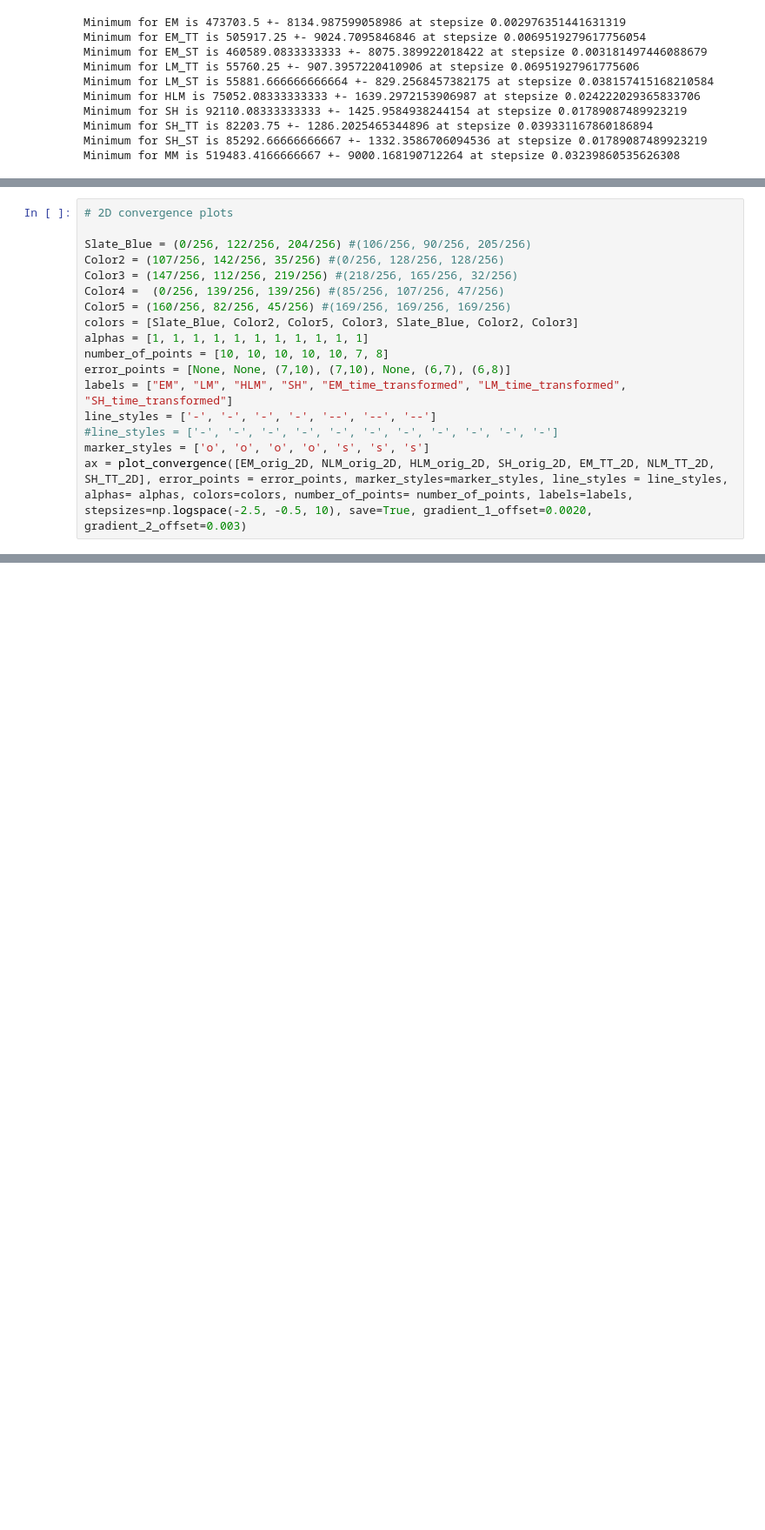
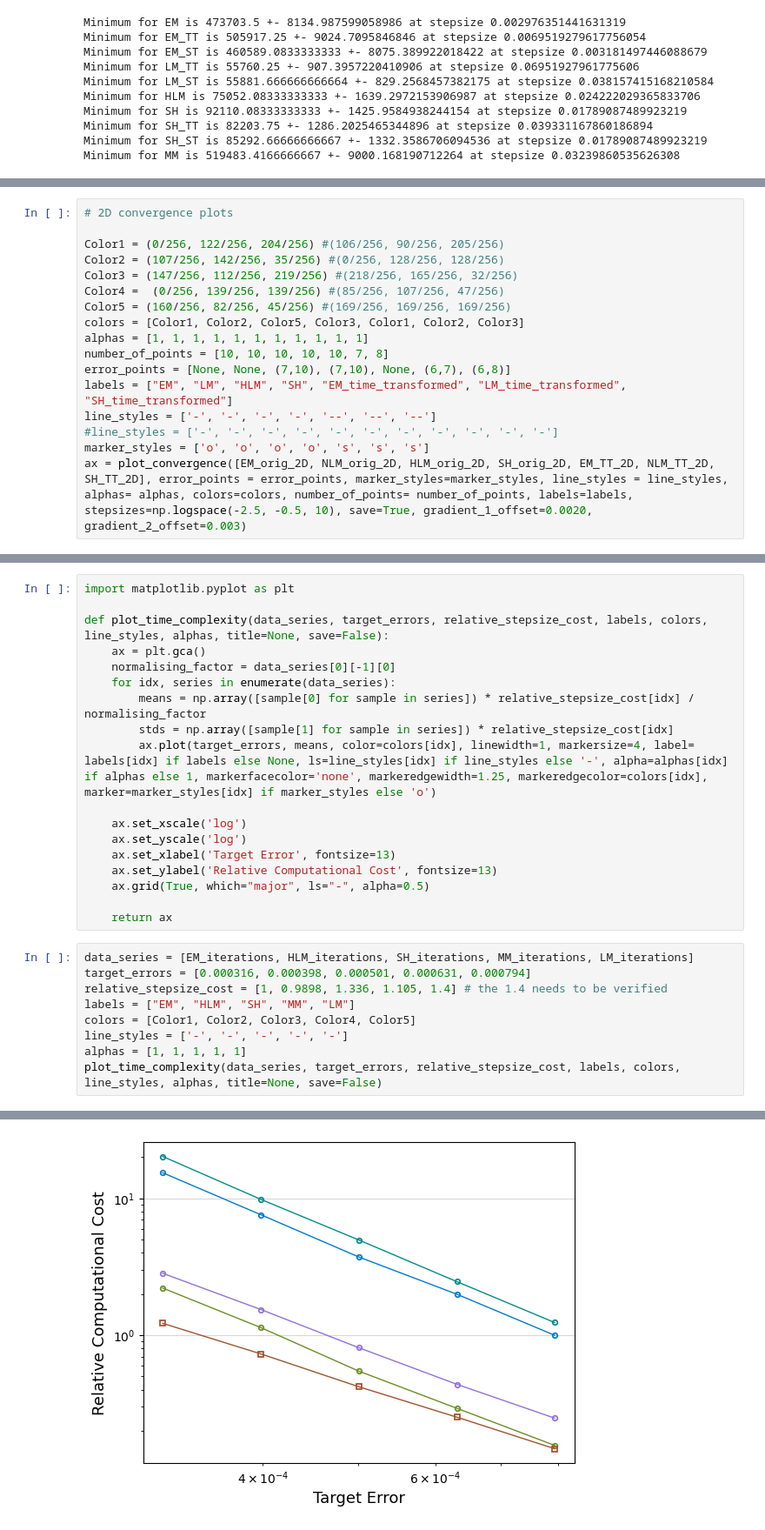
Before and after one commit to dominicp6/Transforms-For-Brownian-Dynamics, a Jupyter notebook: plots.ipynb, the cells around one changed output, grey strips where cells are left out. Shown: that part at 87% size. Saved outputs shown, nothing was run; the diff lists cells and outputs as text; blank space fills up the shorter version.

```diff
--- a/plots.ipynb
+++ b/plots.ipynb
@@ -350,12 +350,12 @@ plt.show()
 # %%
 # 2D convergence plots
 
-Slate_Blue = (0/256, 122/256, 204/256) #(106/256, 90/256, 205/256)
+Color1 = (0/256, 122/256, 204/256) #(106/256, 90/256, 205/256)
 Color2 = (107/256, 142/256, 35/256) #(0/256, 128/256, 128/256)
 Color3 = (147/256, 112/256, 219/256) #(218/256, 165/256, 32/256)
 Color4 =  (0/256, 139/256, 139/256) #(85/256, 107/256, 47/256)
 Color5 = (160/256, 82/256, 45/256) #(169/256, 169/256, 169/256)
-colors = [Slate_Blue, Color2, Color5, Color3, Slate_Blue, Color2, Color3]
+colors = [Color1, Color2, Color5, Color3, Color1, Color2, Color3]
 alphas = [1, 1, 1, 1, 1, 1, 1, 1, 1, 1, 1]
 number_of_points = [10, 10, 10, 10, 10, 7, 8]
 error_points = [None, None, (7,10), (7,10), None, (6,7), (6,8)]
@@ -368,0 +478,28 @@ ax = plot_convergence([EM_orig_2D, NLM_orig_2D, HLM_orig_2D, SH_orig_2D, EM_TT_2
+# %%
+import matplotlib.pyplot as plt
+
+def plot_time_complexity(data_series, target_errors, relative_stepsize_cost, labels, colors, line_styles, alphas, title=None, save=False):
+    ax = plt.gca()
+    normalising_factor = data_series[0][-1][0]
+    for idx, series in enumerate(data_series):
+        means = np.array([sample[0] for sample in series]) * relative_stepsize_cost[idx] / normalising_factor
+        stds = np.array([sample[1] for sample in series]) * relative_stepsize_cost[idx]
+        ax.plot(target_errors, means, color=colors[idx], linewidth=1, markersize=4, label= labels[idx] if labels else None, ls=line_styles[idx] if line_styles else '-', alpha=alphas[idx] if alphas else 1, markerfacecolor='none', markeredgewidth=1.25, markeredgecolor=colors[idx], marker=marker_styles[idx] if marker_styles else 'o')
+
+    ax.set_xscale('log')
+    ax.set_yscale('log')
+    ax.set_xlabel('Target Error', fontsize=13)
+    ax.set_ylabel('Relative Computational Cost', fontsize=13)
+    ax.grid(True, which="major", ls="-", alpha=0.5)
+
+    return ax
+# %%
+data_series = [EM_iterations, HLM_iterations, SH_iterations, MM_iterations, LM_iterations]
+target_errors = [0.000316, 0.000398, 0.000501, 0.000631, 0.000794]
+relative_stepsize_cost = [1, 0.9898, 1.336, 1.105, 1.4] # the 1.4 needs to be verified
+labels = ["EM", "HLM", "SH", "MM", "LM"]
+colors = [Color1, Color2, Color3, Color4, Color5]
+line_styles = ['-', '-', '-', '-', '-']
+alphas = [1, 1, 1, 1, 1]
+plot_time_complexity(data_series, target_errors, relative_stepsize_cost, labels, colors, line_styles, alphas, title=None, save=False)
+# %% [output]
@@ -368,0 +507 @@ ax = plot_convergence([EM_orig_2D, NLM_orig_2D, HLM_orig_2D, SH_orig_2D, EM_TT_2
+[figure, added]
```
Also changed, not shown: parts of 6 cells of this notebook, 1 other file.
